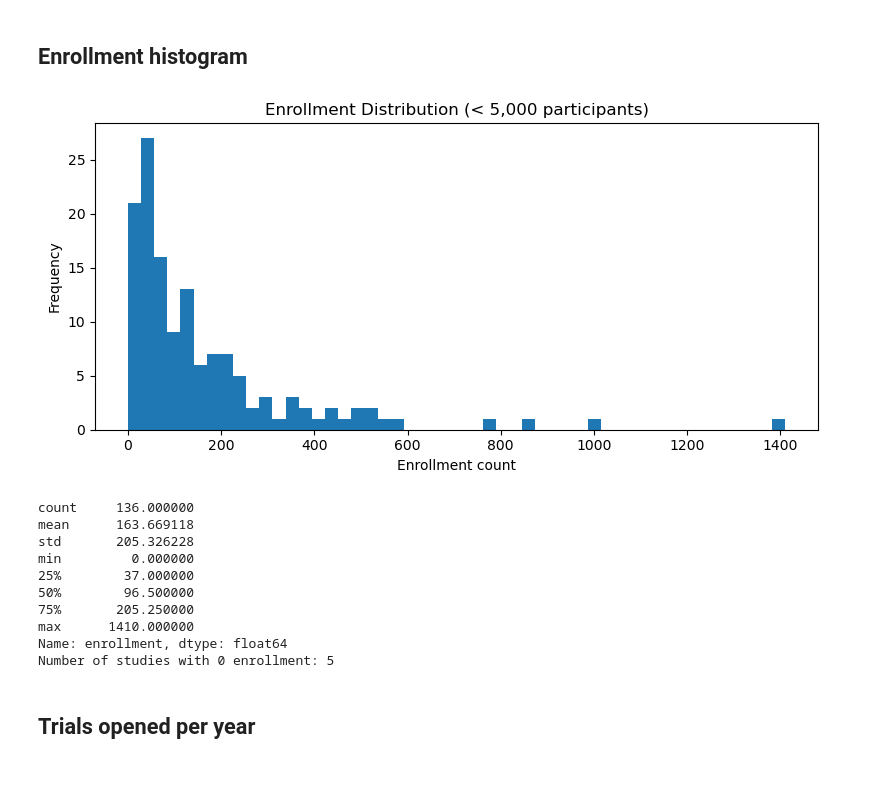
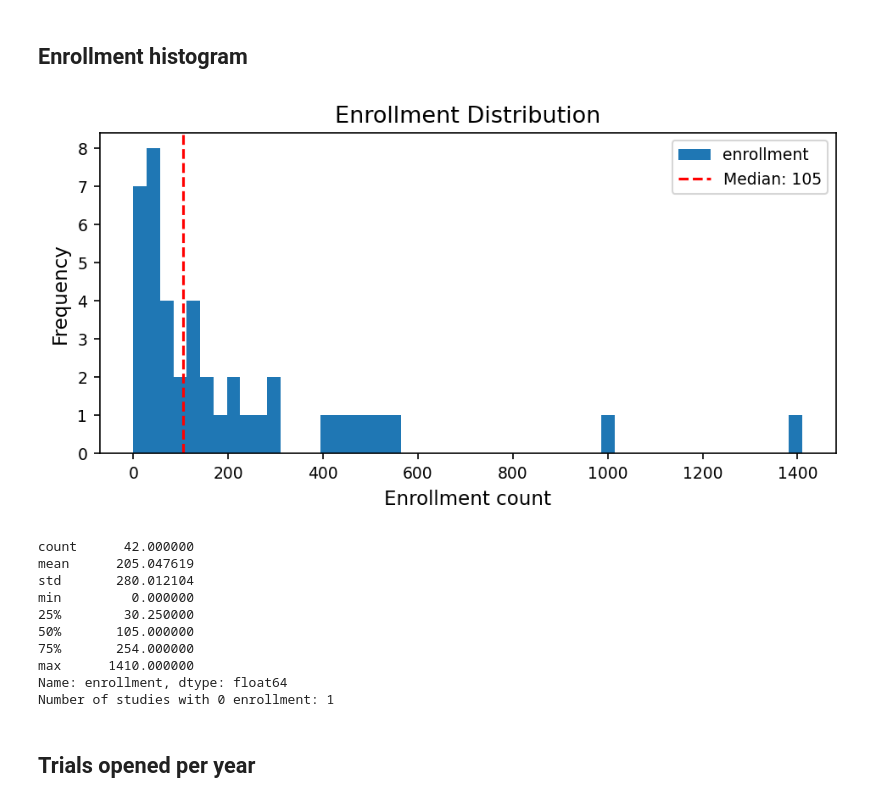
Before and after one commit to rishikiram/TACT, a Jupyter notebook: backend_py/eda.ipynb, the cells around one changed output. Saved outputs shown, nothing was run; the diff lists cells and outputs as text; code cells hidden in the pictures; blank space fills up the shorter version.

```diff
--- a/backend_py/eda.ipynb
+++ b/backend_py/eda.ipynb
@@ -6,6 +6,18 @@ import json
 import pandas as pd
 import matplotlib.pyplot as plt
 from query import load_all
+
+plt.rcParams.update({
+    "figure.figsize":    (6.5, 3.5),  # matches \textwidth on letter with 1in margins
+    "figure.dpi":        150,
+    "font.size":         11,
+    "axes.titlesize":    13,
+    "axes.labelsize":    11,
+    "xtick.labelsize":   9,
+    "ytick.labelsize":   9,
+    "legend.fontsize":   9,
+    "figure.titlesize":  14,
+})
 
 df = load_all()
 print(f"{len(df):,} studies loaded")
@@ -13,6 +25,8 @@ df.head(3)
 
 df = df[df['phase2'] == True]
 print(f"{len(df):,} phase 2 studies")
+
+print("All INTERVENTIONAL:", all(df['study_type'] == 'INTERVENTIONAL'))
 # %% [output]
 89 studies loaded
 42 phase 2 studies
@@ -43,27 +59,32 @@ plt.show()
 ## Enrollment histogram
 # %%
 enrollment = df['enrollment'].dropna()
-enrollment[(enrollment < 5000)].plot(
-    kind='hist', bins=50, figsize=(8, 4),
-    title='Enrollment Distribution (< 5,000 participants)'
+median_enrollment = enrollment.median()
+
+ax = enrollment.plot(
+    kind='hist', bins=50, #figsize=(8, 4),
+    title='Enrollment Distribution'
 )
+ax.axvline(median_enrollment, color='red', linestyle='--', linewidth=1.5, label=f'Median: {median_enrollment:.0f}')
+ax.legend()
 plt.xlabel('Enrollment count')
 plt.tight_layout()
+# plt.savefig('../figures/fig_enrollment.png')
 plt.show()
 print(enrollment.describe())
 print(f"Number of studies with 0 enrollment: {(enrollment == 0).sum()}")
 # %% [output]
-[figure, old version]
+[figure, new version]
-count     136.000000
-mean      163.669118
-std       205.326228
+count      42.000000
+mean      205.047619
+std       280.012104
 min         0.000000
-25%        37.000000
-50%        96.500000
-75%       205.250000
+25%        30.250000
+50%       105.000000
+75%       254.000000
 max      1410.000000
 Name: enrollment, dtype: float64
-Number of studies with 0 enrollment: 5
+Number of studies with 0 enrollment: 1
 # %% [markdown]
 ## Trials opened per year
 # %%
```
Also changed, not shown: parts of 20 cells of this notebook, 3 other files.
